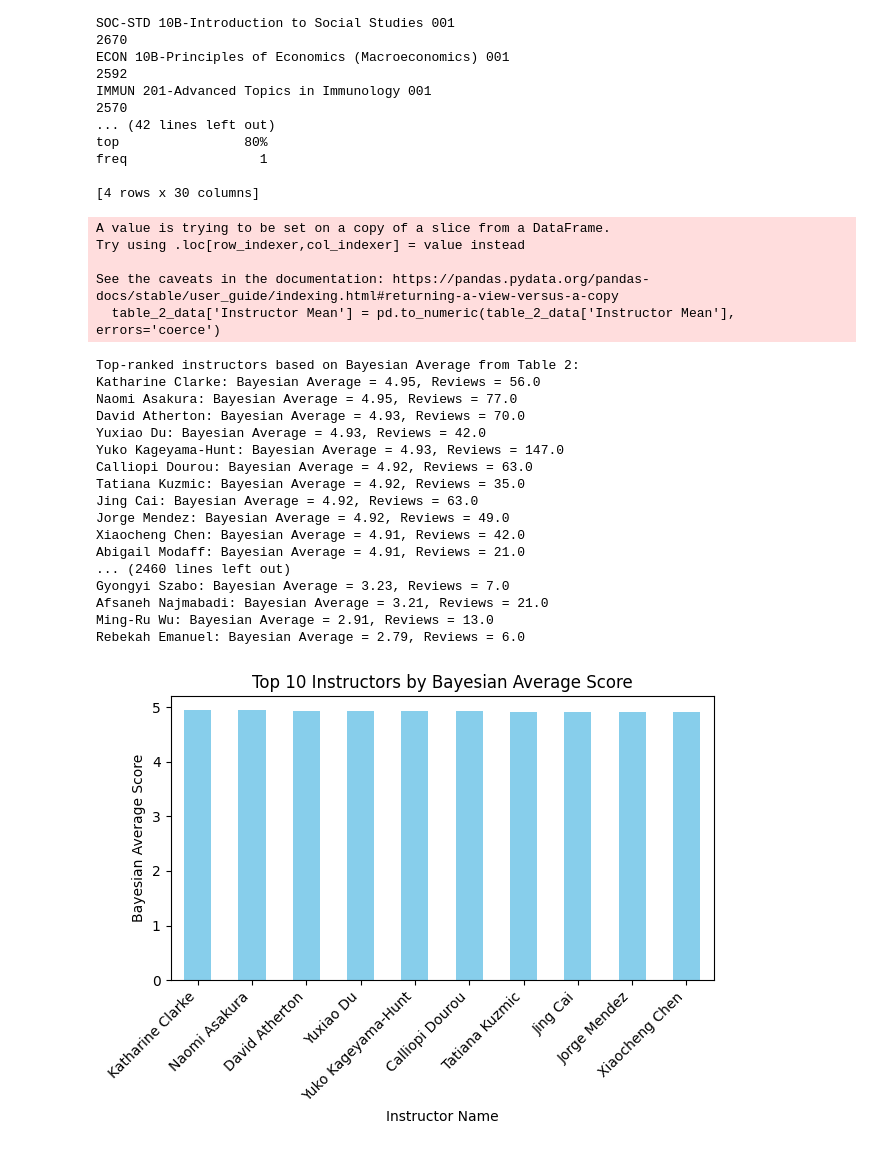
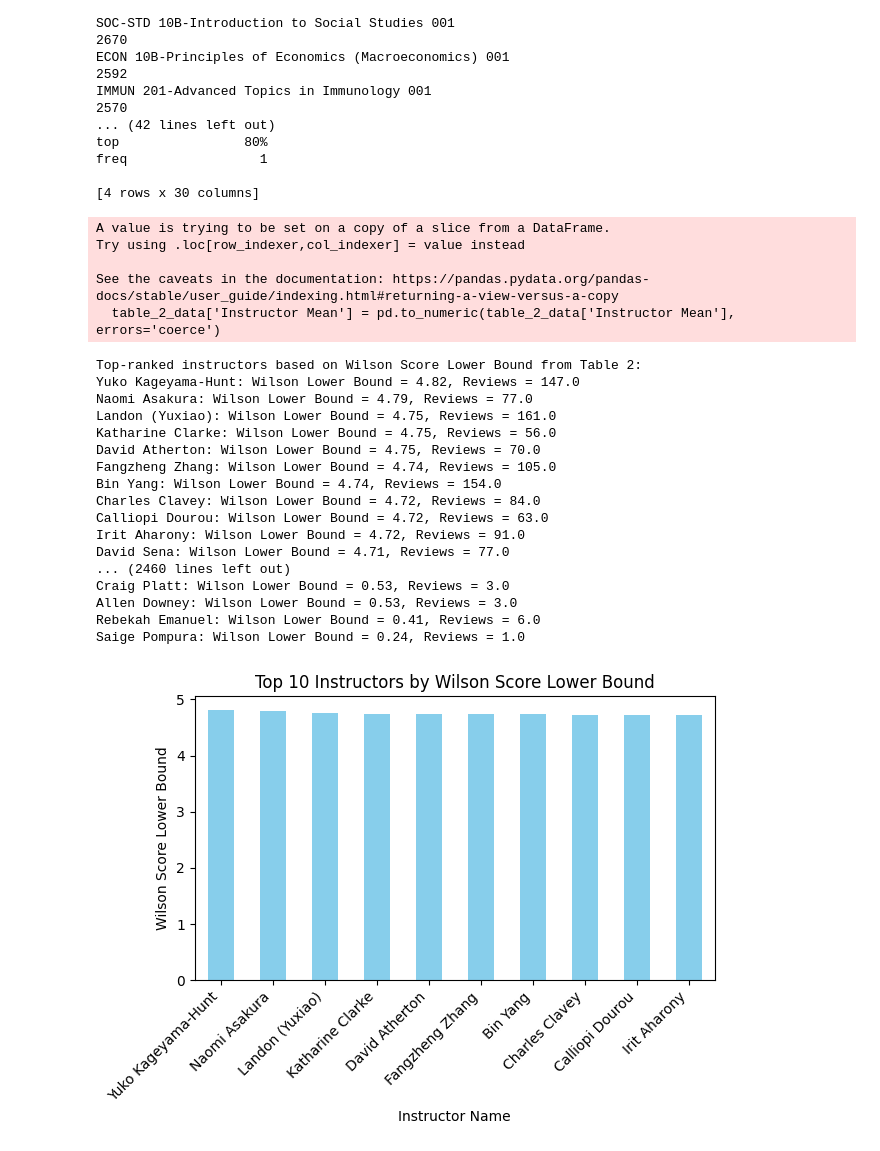
Before and after one commit to Dynosol/qguideguide, a Jupyter notebook: scraping_materials/qguide_scrape.ipynb, the cells around one changed output. Saved outputs shown, nothing was run; the diff lists cells and outputs as text; code cells hidden in the pictures.

Commit message:
wilson score

```diff
--- a/scraping_materials/qguide_scrape.ipynb
+++ b/scraping_materials/qguide_scrape.ipynb
@@ -310,8 +310,9 @@ freq                 1
 # %%
 import pandas as pd
 import json
-from collections import Counter
 import matplotlib.pyplot as plt
+from scipy.stats import norm
+import numpy as np
 
 # Load the data
 with open('course_data.json', 'r') as f:
@@ -332,61 +333,68 @@ df = pd.DataFrame(flattened_data)
 
 # Extract and rank professors based on "Instructor Score" from Table 2, row 0, column "Instructor Mean"
 table_2_data = df[df['Table'] == 'Table_2']
 
 # Ensure 'Instructor Mean' is numeric for calculations
 table_2_data['Instructor Mean'] = pd.to_numeric(table_2_data['Instructor Mean'], errors='coerce')
 table_2_data = table_2_data.dropna(subset=['Instructor Mean'])
 
-# Calculate Bayesian average for each instructor
-global_mean = table_2_data['Instructor Mean'].mean()
-m = 5  # Weight of the prior (this can be adjusted based on domain knowledge)
+# Calculate Wilson score lower bound for each instructor
+z = norm.ppf(0.95)  # 95% confidence level
 
 instructor_scores = table_2_data.groupby('Instructor Name').agg(
     average_rating=('Instructor Mean', 'mean'),
     review_count=('Instructor Mean', 'count')
 )
-instructor_scores['bayesian_average'] = (
-    (instructor_scores['average_rating'] * instructor_scores['review_count'] + global_mean * m) /
-    (instructor_scores['review_count'] + m)
-)
 
-# Sort instructors by Bayesian average
-ranked_instructors = instructor_scores.sort_values(by='bayesian_average', ascending=False)
+# Ensure review_count is greater than zero to avoid division by zero
+instructor_scores = instructor_scores[instructor_scores['review_count'] > 0]
+
+p = instructor_scores['average_rating'] / 5  # Assuming ratings are out of 5
+n = instructor_scores['review_count']
+
+instructor_scores['wilson_lower_bound'] = (
+    (p + z**2 / (2 * n) - z * np.sqrt((p * (1 - p) + z**2 / (4 * n)) / n)) /
+    (1 + z**2 / n)
+) * 5  # Convert back to the original scale
+
+# Sort instructors by Wilson lower bound
+ranked_instructors = instructor_scores.sort_values(by='wilson_lower_bound', ascending=False)
 
 # Display top-ranked instructors
-print("\nTop-ranked instructors based on Bayesian Average from Table 2:")
+print("\nTop-ranked instructors based on Wilson Score Lower Bound from Table 2:")
 for instructor, row in ranked_instructors.iterrows():
-    print(f"{instructor}: Bayesian Average = {row['bayesian_average']:.2f}, Reviews = {row['review_count']}")
+    print(f"{instructor}: Wilson Lower Bound = {row['wilson_lower_bound']:.2f}, Reviews = {row['review_count']}")
 
+# Plot top 10 instructors
 top_10_instructors = ranked_instructors.head(10)
-top_10_instructors['bayesian_average'].plot(kind='bar', color='skyblue')
-plt.title('Top 10 Instructors by Bayesian Average Score')
+top_10_instructors['wilson_lower_bound'].plot(kind='bar', color='skyblue')
+plt.title('Top 10 Instructors by Wilson Score Lower Bound')
 plt.xlabel('Instructor Name')
-plt.ylabel('Bayesian Average Score')
+plt.ylabel('Wilson Score Lower Bound')
 plt.xticks(rotation=45, ha='right')
 plt.tight_layout()
 plt.show()
 # %% [output]
 A value is trying to be set on a copy of a slice from a DataFrame.
 Try using .loc[row_indexer,col_indexer] = value instead
 
 See the caveats in the documentation: https://pandas.pydata.org/pandas-docs/stable/user_guide/indexing.html#returning-a-view-versus-a-copy
   table_2_data['Instructor Mean'] = pd.to_numeric(table_2_data['Instructor Mean'], errors='coerce')
-Top-ranked instructors based on Bayesian Average from Table 2:
-Katharine Clarke: Bayesian Average = 4.95, Reviews = 56.0
-Naomi Asakura: Bayesian Average = 4.95, Reviews = 77.0
-David Atherton: Bayesian Average = 4.93, Reviews = 70.0
-Yuxiao Du: Bayesian Average = 4.93, Reviews = 42.0
-Yuko Kageyama-Hunt: Bayesian Average = 4.93, Reviews = 147.0
-Calliopi Dourou: Bayesian Average = 4.92, Reviews = 63.0
-Tatiana Kuzmic: Bayesian Average = 4.92, Reviews = 35.0
-Jing Cai: Bayesian Average = 4.92, Reviews = 63.0
-Jorge Mendez: Bayesian Average = 4.92, Reviews = 49.0
-Xiaocheng Chen: Bayesian Average = 4.91, Reviews = 42.0
-Abigail Modaff: Bayesian Average = 4.91, Reviews = 21.0
+Top-ranked instructors based on Wilson Score Lower Bound from Table 2:
+Yuko Kageyama-Hunt: Wilson Lower Bound = 4.82, Reviews = 147.0
+Naomi Asakura: Wilson Lower Bound = 4.79, Reviews = 77.0
+Landon (Yuxiao): Wilson Lower Bound = 4.75, Reviews = 161.0
+Katharine Clarke: Wilson Lower Bound = 4.75, Reviews = 56.0
+David Atherton: Wilson Lower Bound = 4.75, Reviews = 70.0
+Fangzheng Zhang: Wilson Lower Bound = 4.74, Reviews = 105.0
+Bin Yang: Wilson Lower Bound = 4.74, Reviews = 154.0
+Charles Clavey: Wilson Lower Bound = 4.72, Reviews = 84.0
+Calliopi Dourou: Wilson Lower Bound = 4.72, Reviews = 63.0
+Irit Aharony: Wilson Lower Bound = 4.72, Reviews = 91.0
+David Sena: Wilson Lower Bound = 4.71, Reviews = 77.0
 ... (2460 lines left out)
-Gyongyi Szabo: Bayesian Average = 3.23, Reviews = 7.0
-Afsaneh Najmabadi: Bayesian Average = 3.21, Reviews = 21.0
-Ming-Ru Wu: Bayesian Average = 2.91, Reviews = 13.0
-Rebekah Emanuel: Bayesian Average = 2.79, Reviews = 6.0
+Craig Platt: Wilson Lower Bound = 0.53, Reviews = 3.0
+Allen Downey: Wilson Lower Bound = 0.53, Reviews = 3.0
+Rebekah Emanuel: Wilson Lower Bound = 0.41, Reviews = 6.0
+Saige Pompura: Wilson Lower Bound = 0.24, Reviews = 1.0
-[figure, old version]
+[figure, new version]
```
